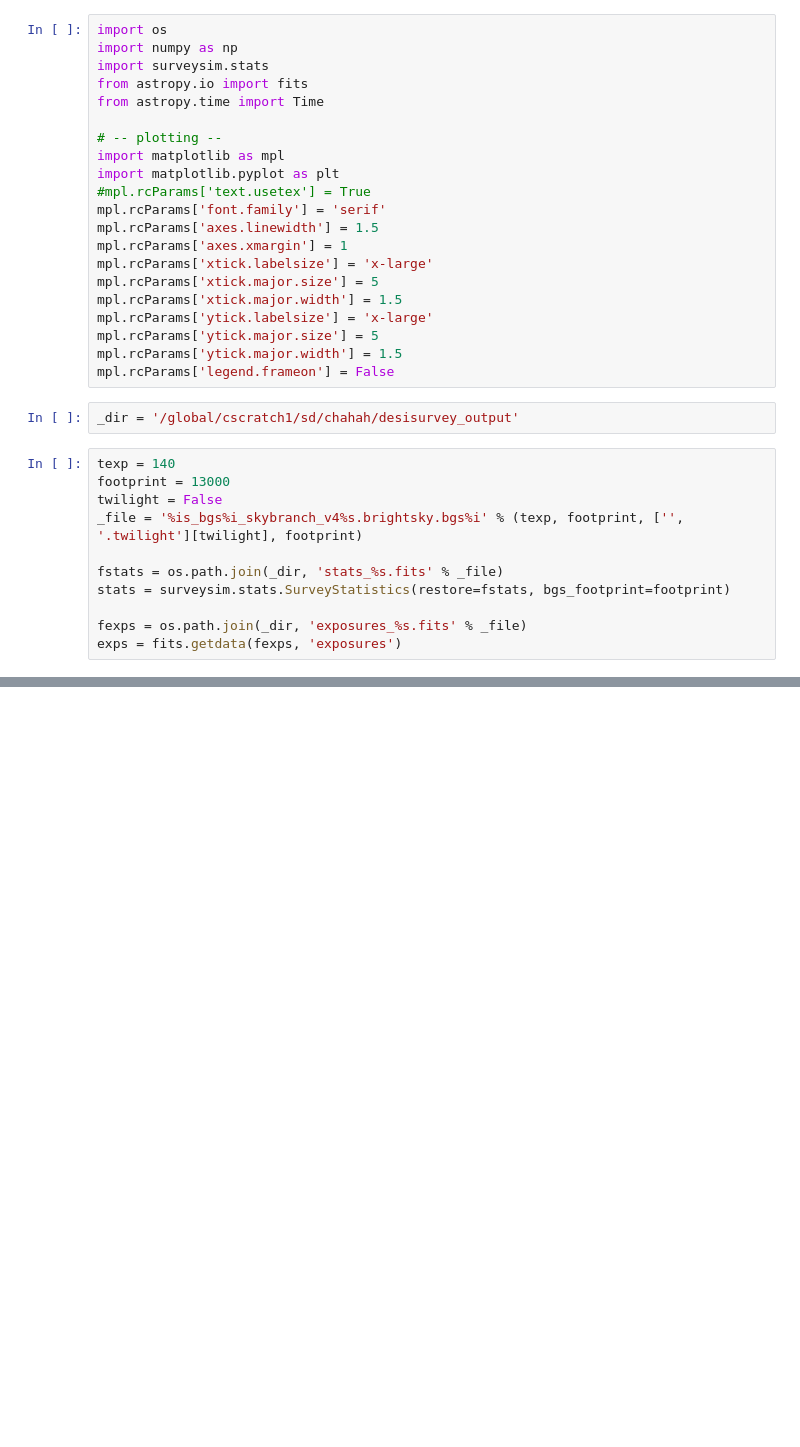
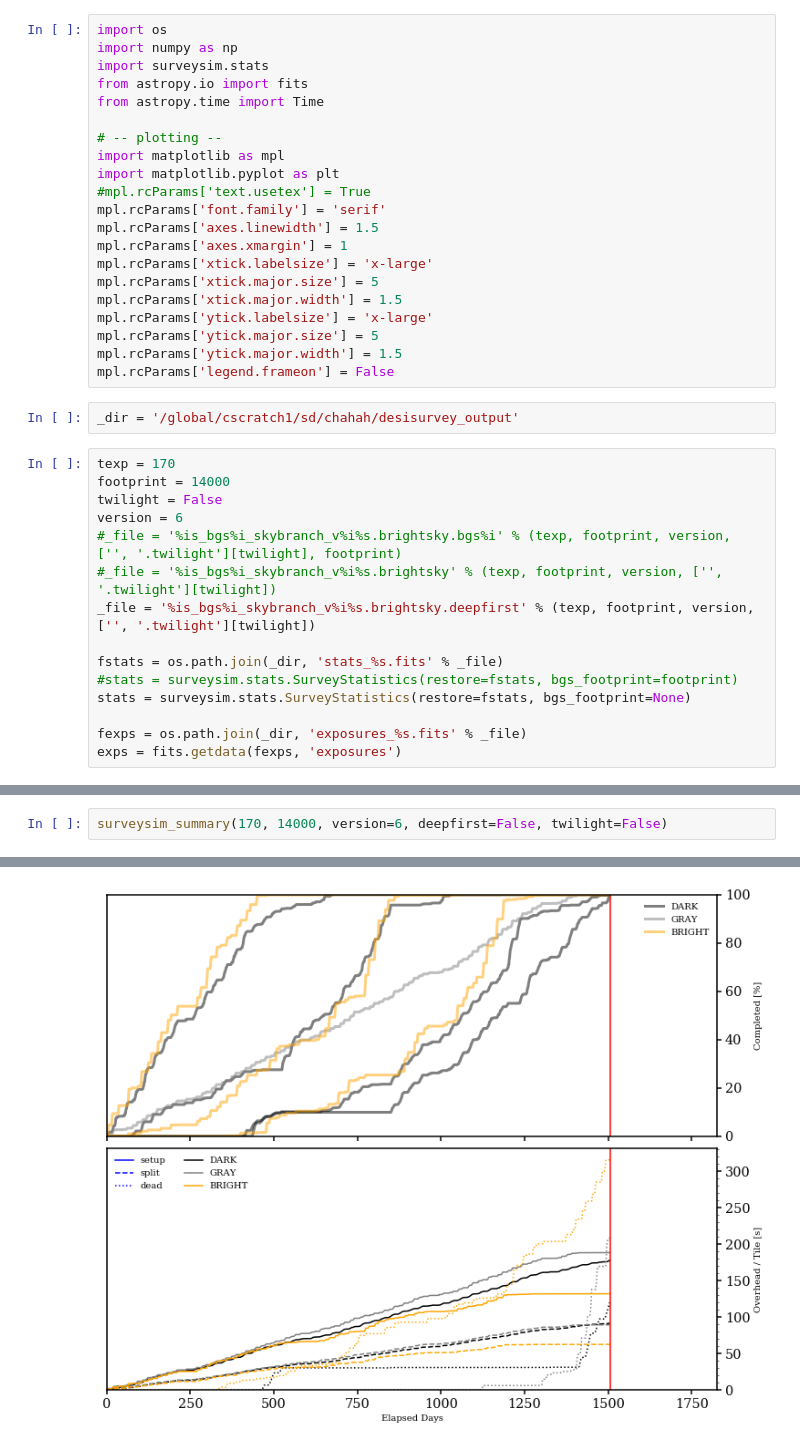
Before and after one commit to desi-bgs/feasiBGS, a Jupyter notebook: notebook/survey_sim/surveysim_output_stats.ipynb, the cells around one changed output, grey strips where cells are left out. Saved outputs shown, nothing was run; the diff lists cells and outputs as text; blank space fills up the shorter version.

Commit message:
updated surveysim output stats to examine deep-first rules

```diff
--- a/notebook/survey_sim/surveysim_output_stats.ipynb
+++ b/notebook/survey_sim/surveysim_output_stats.ipynb
@@ -22,13 +22,17 @@ mpl.rcParams['legend.frameon'] = False
 # %%
 _dir = '/global/cscratch1/sd/chahah/desisurvey_output'
 # %%
-texp = 140
-footprint = 13000
+texp = 170
+footprint = 14000
 twilight = False
-_file = '%is_bgs%i_skybranch_v4%s.brightsky.bgs%i' % (texp, footprint, ['', '.twilight'][twilight], footprint)
+version = 6
+#_file = '%is_bgs%i_skybranch_v%i%s.brightsky.bgs%i' % (texp, footprint, version, ['', '.twilight'][twilight], footprint)
+#_file = '%is_bgs%i_skybranch_v%i%s.brightsky' % (texp, footprint, version, ['', '.twilight'][twilight])
+_file = '%is_bgs%i_skybranch_v%i%s.brightsky.deepfirst' % (texp, footprint, version, ['', '.twilight'][twilight])
 
 fstats = os.path.join(_dir, 'stats_%s.fits' % _file)
-stats = surveysim.stats.SurveyStatistics(restore=fstats, bgs_footprint=footprint)
+#stats = surveysim.stats.SurveyStatistics(restore=fstats, bgs_footprint=footprint)
+stats = surveysim.stats.SurveyStatistics(restore=fstats, bgs_footprint=None)
 
 fexps = os.path.join(_dir, 'exposures_%s.fits' % _file)
 exps = fits.getdata(fexps, 'exposures')
@@ -136,0 +109,3 @@ Text(0.5, 0, 'RA')
+# %%
+surveysim_summary(170, 14000, version=6, deepfirst=False, twilight=False)
+# %% [output]
@@ -136,0 +135 @@ Text(0.5, 0, 'RA')
+[figure, added]
```
Also changed, not shown: parts of 15 cells of this notebook.
